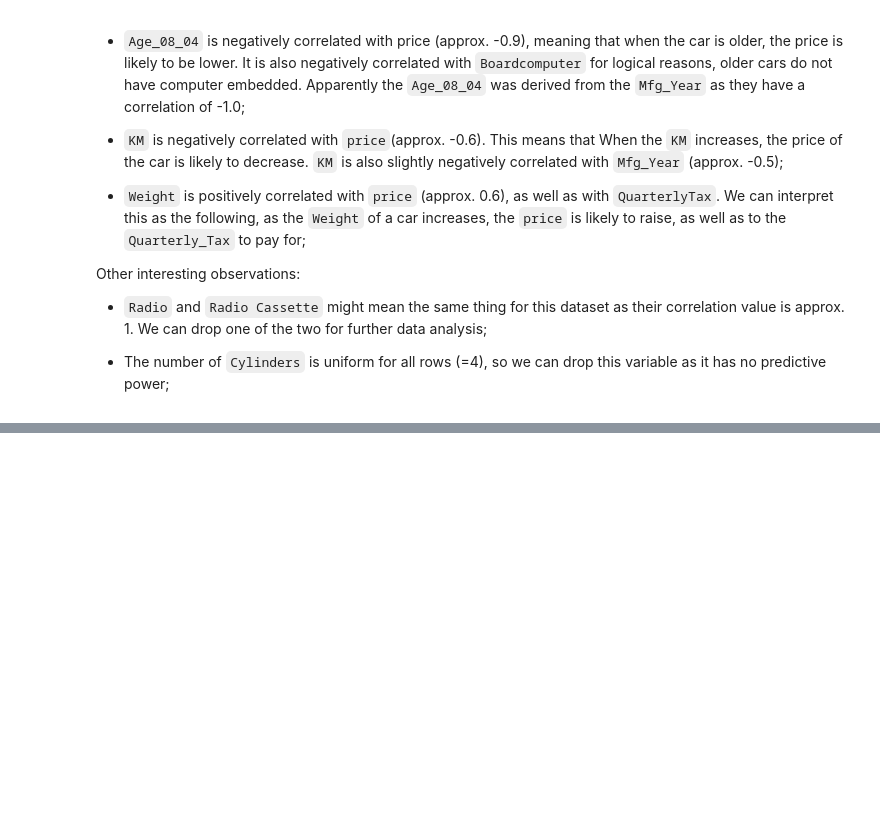
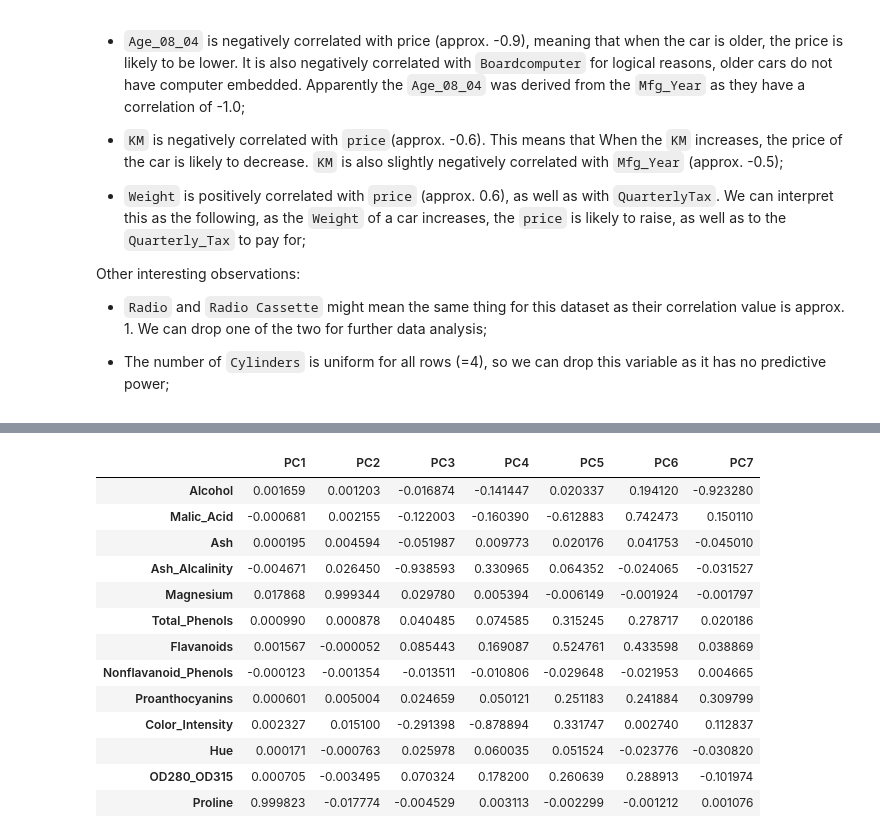
Before and after one commit to jeantardelli/data-mining-for-business-analytics, a Jupyter notebook: problems/chapter04_dimension_reduction.ipynb, the cells around one changed output, grey strips where cells are left out. Cells and saved outputs as stored; diff of their text form; code cells hidden in the pictures; blank space fills up the shorter version.

```diff
--- a/problems/chapter04_dimension_reduction.ipynb
+++ b/problems/chapter04_dimension_reduction.ipynb
@@ -496,0 +505,13 @@ Other interesting observations:
+# %%
+wine_df = pd.read_csv("../datasets/Wine.csv")
+wine_df = wine_df.drop(columns=["Type"])
+
+pca = PCA()
+pca.fit(wine_df.dropna(axis=0))
+
+pca_summary_df = pd.DataFrame({"Standard deviation": np.sqrt(pca.explained_variance_),
+                               "Proportion of variance": pca.explained_variance_ratio_,
+                               "Cumulative proportion": np.cumsum(pca.explained_variance_ratio_)})
+pca_summary_df = pca_summary_df.transpose()
+pca_summary_df.columns = ["PC{}".format(i) for i in range(1, len(pca_summary_df.columns) + 1)]
+pca_summary_df.round(4)
@@ -496,0 +523,20 @@ Other interesting observations:
+# %%
+pca_components_df = pd.DataFrame(pca.components_.transpose(),
+                                 columns=pca_summary_df.columns,
+                                 index=wine_df.columns)
+pca_components_df.iloc[:, :7]
+# %% [output]
+|  | PC1 | PC2 | PC3 | PC4 | PC5 | PC6 | PC7 |
+| Alcohol | 0.001659 | 0.001203 | -0.016874 | -0.141447 | 0.020337 | 0.194120 | -0.923280 |
+| Malic_Acid | -0.000681 | 0.002155 | -0.122003 | -0.160390 | -0.612883 | 0.742473 | 0.150110 |
+| Ash | 0.000195 | 0.004594 | -0.051987 | 0.009773 | 0.020176 | 0.041753 | -0.045010 |
+| Ash_Alcalinity | -0.004671 | 0.026450 | -0.938593 | 0.330965 | 0.064352 | -0.024065 | -0.031527 |
+| Magnesium | 0.017868 | 0.999344 | 0.029780 | 0.005394 | -0.006149 | -0.001924 | -0.001797 |
+| Total_Phenols | 0.000990 | 0.000878 | 0.040485 | 0.074585 | 0.315245 | 0.278717 | 0.020186 |
+| Flavanoids | 0.001567 | -0.000052 | 0.085443 | 0.169087 | 0.524761 | 0.433598 | 0.038869 |
+| Nonflavanoid_Phenols | -0.000123 | -0.001354 | -0.013511 | -0.010806 | -0.029648 | -0.021953 | 0.004665 |
+| Proanthocyanins | 0.000601 | 0.005004 | 0.024659 | 0.050121 | 0.251183 | 0.241884 | 0.309799 |
+| Color_Intensity | 0.002327 | 0.015100 | -0.291398 | -0.878894 | 0.331747 | 0.002740 | 0.112837 |
+| Hue | 0.000171 | -0.000763 | 0.025978 | 0.060035 | 0.051524 | -0.023776 | -0.030820 |
+| OD280_OD315 | 0.000705 | -0.003495 | 0.070324 | 0.178200 | 0.260639 | 0.288913 | -0.101974 |
+| Proline | 0.999823 | -0.017774 | -0.004529 | 0.003113 | -0.002299 | -0.001212 | 0.001076 |
```
Also changed, not shown: parts of 4 cells of this notebook, 1 other file.
